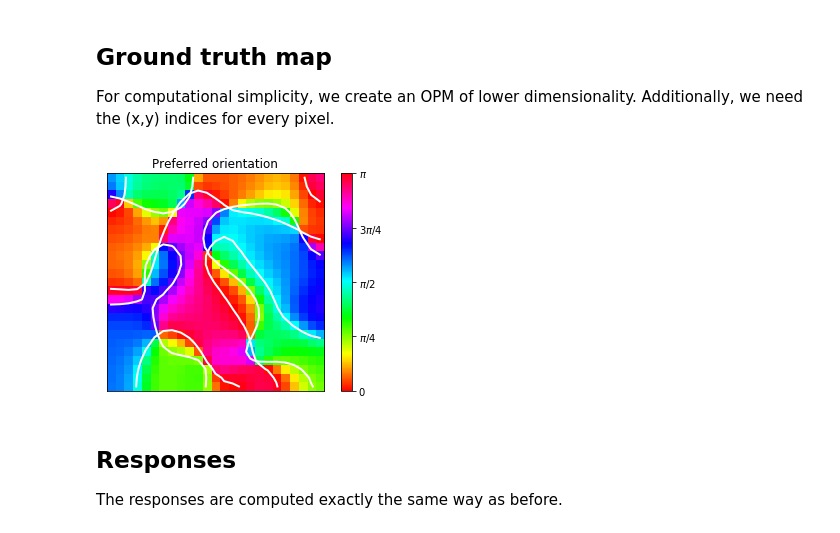
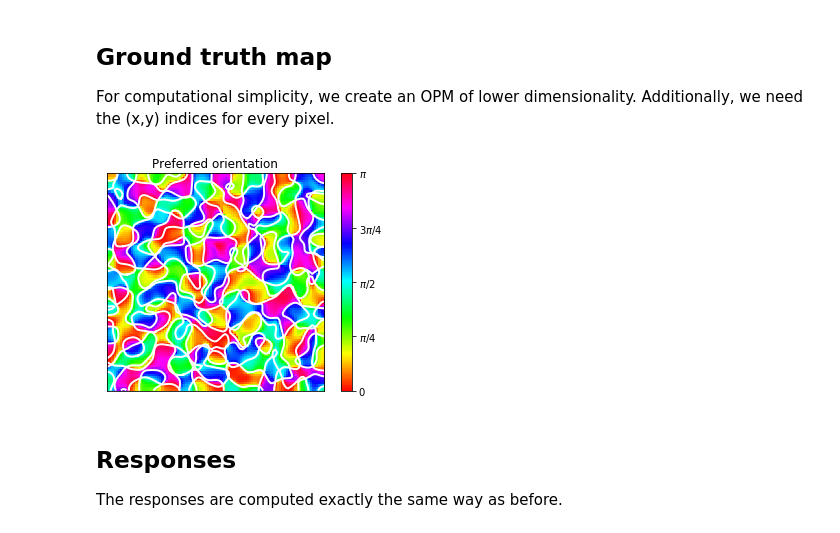
Before and after one commit to mackelab/gp-maps-python, a Jupyter notebook: BayesianOPM.ipynb, the cells around one changed output. Saved outputs shown, nothing was run; the diff lists cells and outputs as text; code cells hidden in the pictures.

```diff
--- a/BayesianOPM.ipynb
+++ b/BayesianOPM.ipynb
@@ -15,22 +15,22 @@ from match_radial_component import radial_component, match_radial_component
 
 For computational simplicity, we create an OPM of lower dimensionality. Additionally, we need the (x,y) indices for every pixel.
 # %%
-size = 25
+size = 100
 
 n = size**2
 d = 3
 
 # ground truth opm
 m = make_opm(size=size, sigma=3., k=2., alpha=2.)
 
 f, ax = plot_opm(m)
 plot_pinwheels(m, ax)
 
 plt.show()
 
 idx = get_indices(size)
 # %% [output]
-[figure, old version]
+[figure, new version]
 # %% [markdown]
 ## Responses
 The responses are computed exactly the same way as before.
```
Also changed, not shown: parts of 1 cell of this notebook, 4 other files.
